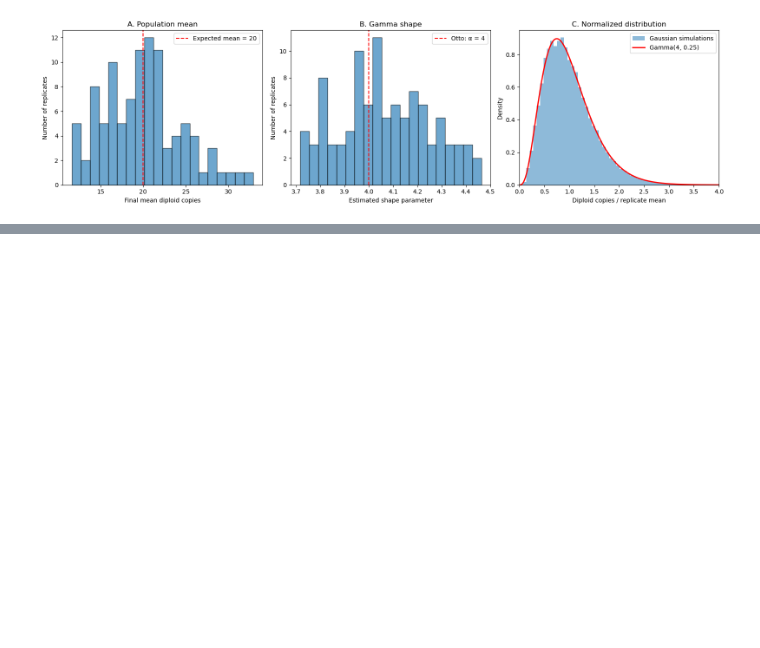
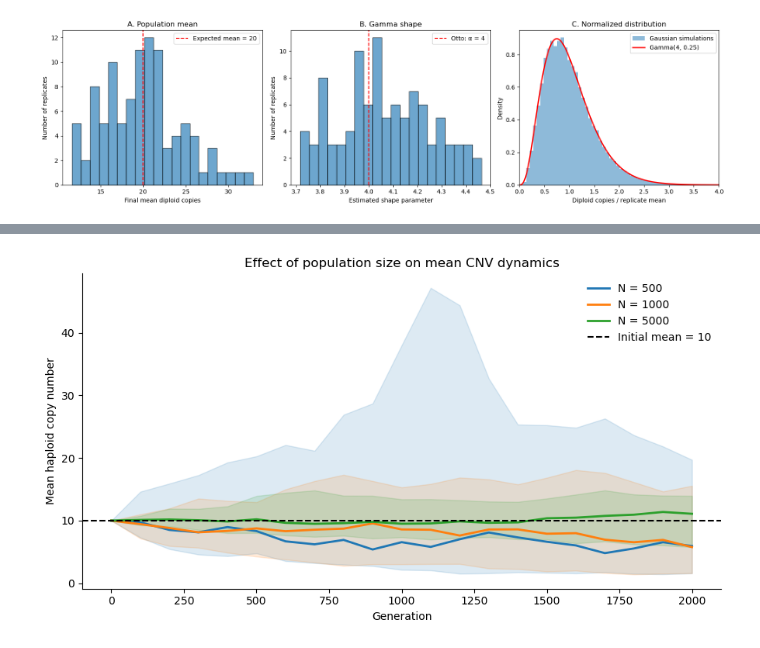
Before and after one commit to Duramenn/CNV_dynamics_2026, a Jupyter notebook: code/stochastic/S0.0_neutral.ipynb, the cells around one changed output, grey strips where cells are left out. Saved outputs shown, nothing was run; the diff lists cells and outputs as text; code cells hidden in the pictures; blank space fills up the shorter version.

```diff
--- a/code/stochastic/S0.0_neutral.ipynb
+++ b/code/stochastic/S0.0_neutral.ipynb
@@ -1356,0 +1439,48 @@ plt.show()
+# %%
+fig, ax = plt.subplots(figsize=(9, 5))
+
+for N, group in df_exp2.groupby("N"):
+
+    summary = group.groupby("generation")["mean_hap"].agg(
+        median="median",
+        q025=lambda x: x.quantile(0.025),
+        q975=lambda x: x.quantile(0.975)
+    )
+
+    t = summary.index.to_numpy()
+
+    line, = ax.plot(
+        t,
+        summary["median"],
+        linewidth=2,
+        label=f"N = {N}"
+    )
+
+    ax.fill_between(
+        t,
+        summary["q025"],
+        summary["q975"],
+        color=line.get_color(),
+        alpha=0.15
+    )
+
+ax.axhline(
+    10,
+    color="black",
+    linestyle="--",
+    linewidth=1.5,
+    label="Initial mean = 10"
+)
+
+ax.set_xlabel("Generation")
+ax.set_ylabel("Mean haploid copy number")
+ax.set_title("Effect of population size on mean CNV dynamics")
+ax.legend(frameon=False)
+
+ax.spines["top"].set_visible(False)
+ax.spines["right"].set_visible(False)
+
+plt.tight_layout()
+plt.show()
+# %% [output]
+[figure, added]
```
Also changed, not shown: parts of 25 cells of this notebook, 1 other file.
